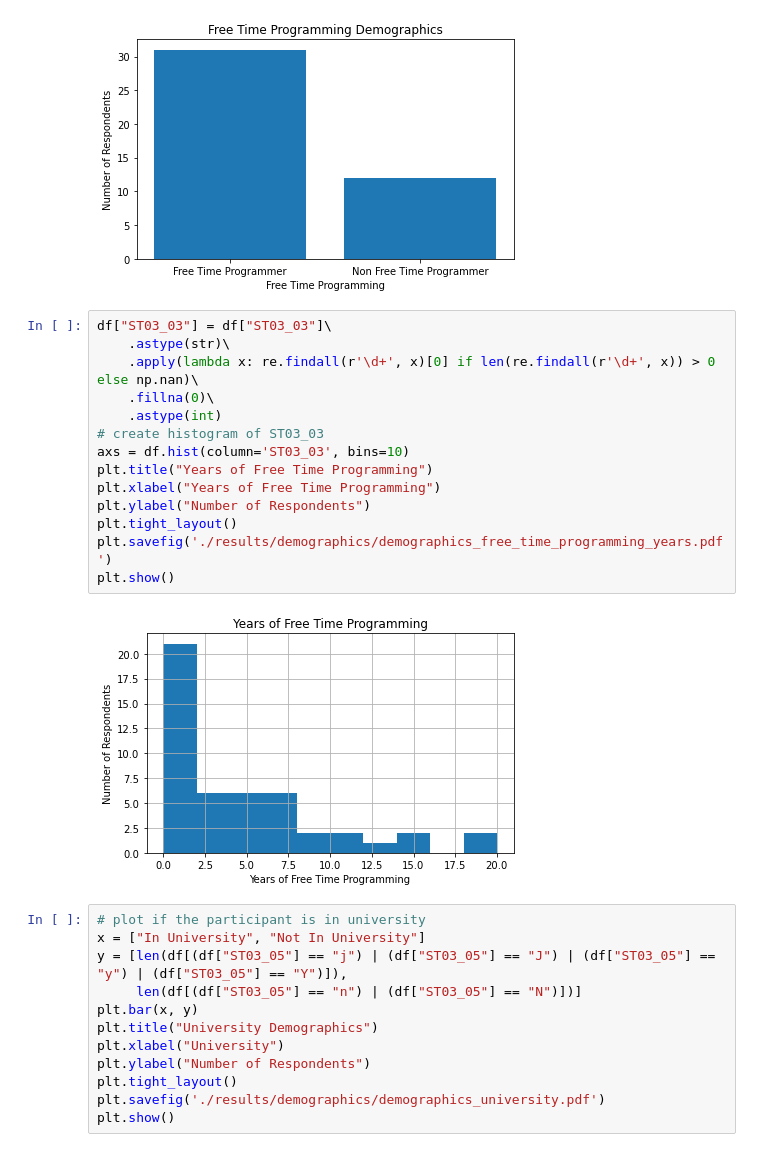
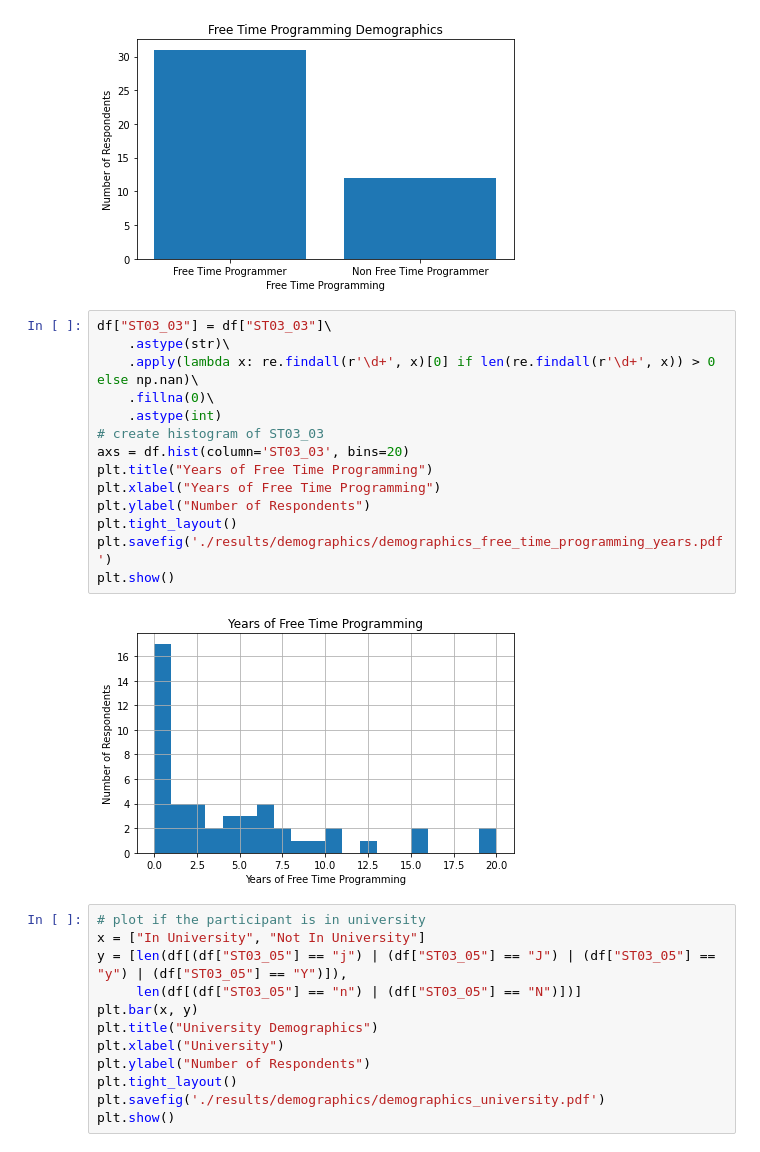
Before and after one commit to Sonaion/bachelor-arbeit, a Jupyter notebook: DataEvaluation/Demographics_01.ipynb, the cells around one changed output. Cells and saved outputs as stored; diff of their text form.

```diff
--- a/DataEvaluation/Demographics_01.ipynb
+++ b/DataEvaluation/Demographics_01.ipynb
@@ -160,19 +161,19 @@ plt.show()
 # %%
 df["ST03_03"] = df["ST03_03"]\
     .astype(str)\
     .apply(lambda x: re.findall(r'\d+', x)[0] if len(re.findall(r'\d+', x)) > 0 else np.nan)\
     .fillna(0)\
     .astype(int)
 # create histogram of ST03_03
-axs = df.hist(column='ST03_03', bins=10)
+axs = df.hist(column='ST03_03', bins=20)
 plt.title("Years of Free Time Programming")
 plt.xlabel("Years of Free Time Programming")
 plt.ylabel("Number of Respondents")
 plt.tight_layout()
 plt.savefig('./results/demographics/demographics_free_time_programming_years.pdf')
 plt.show()
 # %% [output]
-[figure, old version]
+[figure, new version]
 # %%
 # plot if the participant is in university
 x = ["In University", "Not In University"]
```
Also changed, not shown: parts of 9 cells of this notebook, 3 other files.
